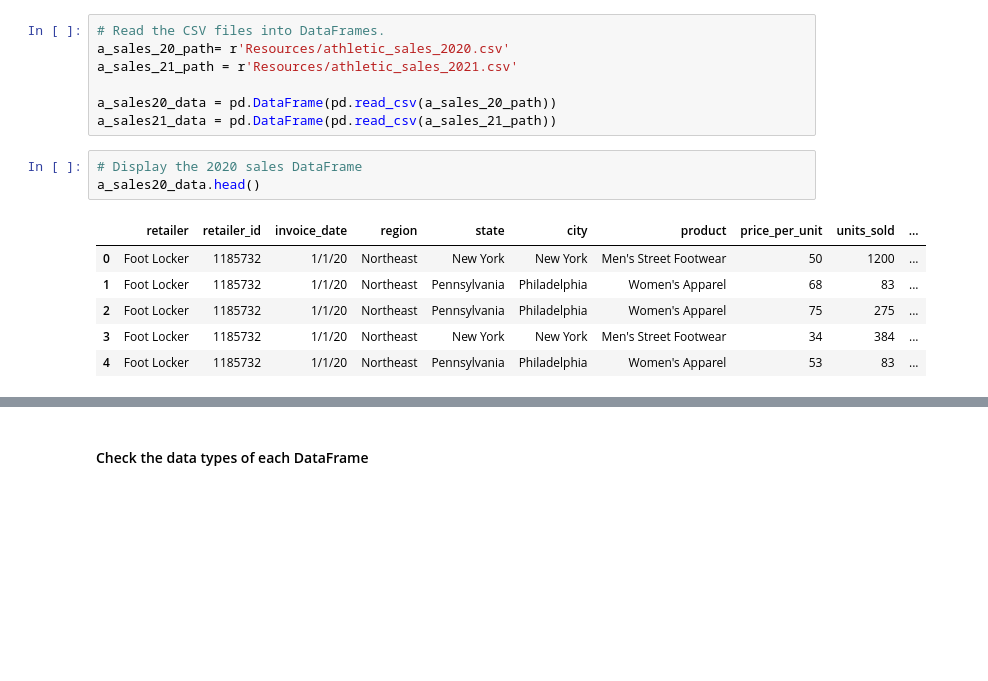
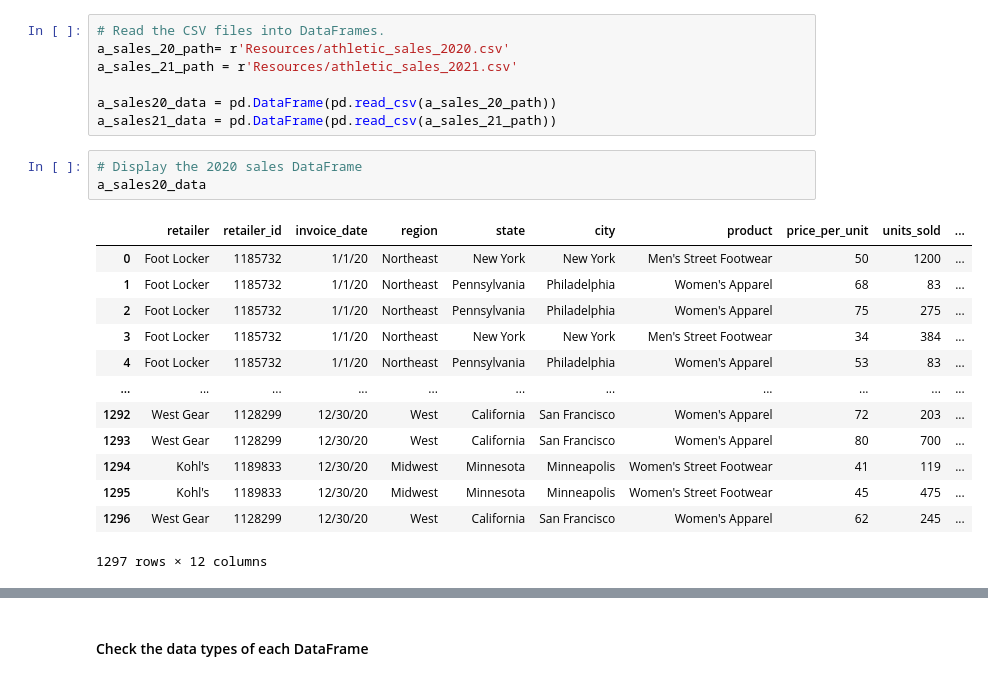
Before and after one commit to inCloset/athletic_sales_analysis, a Jupyter notebook: athletic_sales_analysis.ipynb, the cells around one changed output, grey strips where cells are left out. Saved outputs shown, nothing was run; the diff lists cells and outputs as text; blank space fills up the shorter version.

```diff
--- a/athletic_sales_analysis.ipynb
+++ b/athletic_sales_analysis.ipynb
@@ -13,13 +13,20 @@ a_sales20_data = pd.DataFrame(pd.read_csv(a_sales_20_path))
 a_sales21_data = pd.DataFrame(pd.read_csv(a_sales_21_path))
 # %%
 # Display the 2020 sales DataFrame
-a_sales20_data.head()
+a_sales20_data
 # %% [output]
 |  | retailer | retailer_id | invoice_date | region | state | city | product | price_per_unit | units_sold | ... |
 | 0 | Foot Locker | 1185732 | 1/1/20 | Northeast | New York | New York | Men's Street Footwear | 50 | 1200 | ... |
 | 1 | Foot Locker | 1185732 | 1/1/20 | Northeast | Pennsylvania | Philadelphia | Women's Apparel | 68 | 83 | ... |
 | 2 | Foot Locker | 1185732 | 1/1/20 | Northeast | Pennsylvania | Philadelphia | Women's Apparel | 75 | 275 | ... |
 | 3 | Foot Locker | 1185732 | 1/1/20 | Northeast | New York | New York | Men's Street Footwear | 34 | 384 | ... |
 | 4 | Foot Locker | 1185732 | 1/1/20 | Northeast | Pennsylvania | Philadelphia | Women's Apparel | 53 | 83 | ... |
+| ... | ... | ... | ... | ... | ... | ... | ... | ... | ... | ... |
+| 1292 | West Gear | 1128299 | 12/30/20 | West | California | San Francisco | Women's Apparel | 72 | 203 | ... |
+| 1293 | West Gear | 1128299 | 12/30/20 | West | California | San Francisco | Women's Apparel | 80 | 700 | ... |
+| 1294 | Kohl's | 1189833 | 12/30/20 | Midwest | Minnesota | Minneapolis | Women's Street Footwear | 41 | 119 | ... |
+| 1295 | Kohl's | 1189833 | 12/30/20 | Midwest | Minnesota | Minneapolis | Women's Street Footwear | 45 | 475 | ... |
+| 1296 | West Gear | 1128299 | 12/30/20 | West | California | San Francisco | Women's Apparel | 62 | 245 | ... |
+1297 rows × 12 columns
 # %%
 # Display the 2021 sales DataFrame
```
Also changed, not shown: parts of 21 cells of this notebook.
